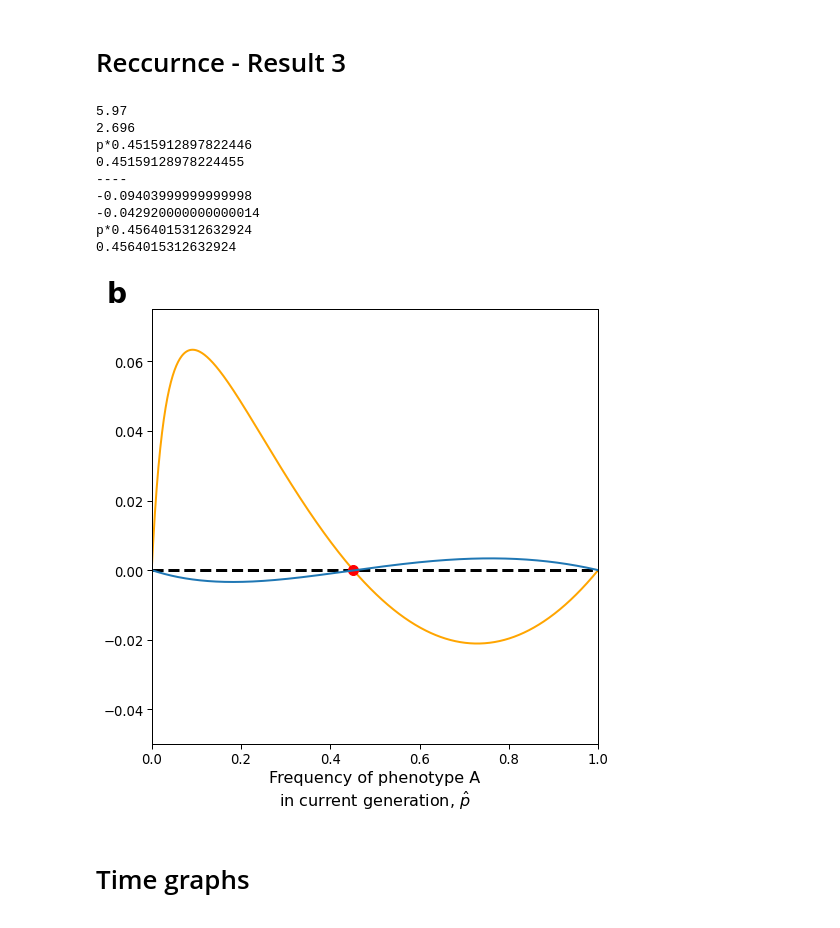
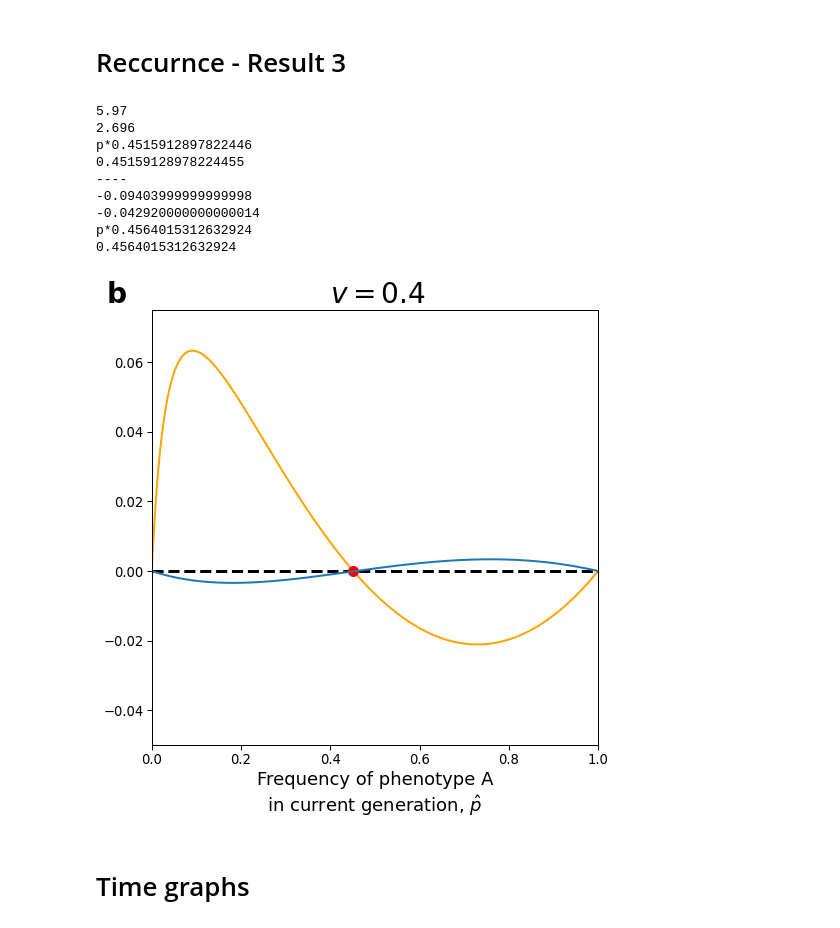
Before and after one commit to yoavram-lab/CulturalCooperation, a Jupyter notebook: ms/figures.ipynb, the cells around one changed output. Cells and saved outputs as stored; diff of their text form; code cells hidden in the pictures.

Commit message:
Fix figure S2

```diff
--- a/ms/figures.ipynb
+++ b/ms/figures.ipynb
@@ -518,7 +520,7 @@ print(p1)
 ax.plot(p, p_tag-p, color = "orange", linewidth = 2)
 ax.plot(p, p-p, 'k--', linewidth = 3)
 ax.plot(β3/β1, 0, "ro", label = r'$\hat{p}^*$', markersize=10)
-ax.set_xlabel(r'Frequency of phenotype A' + '\n' + r'in current generation, $\hat{p}$', fontdict=dict(fontsize=16))
+ax.set_xlabel(r'Frequency of phenotype A' + '\n' + r'in current generation, $\hat{p}$', fontdict=dict(fontsize=18))
 #ax.set_ylabel(r"Frequency of phenotype A in next generation, $\hat{p}'$", fontdict=dict(fontsize=13))
 ax.set_ylim(-0.05, 0.075)
 ax.set_xlim(0, 1)
@@ -536,34 +538,36 @@ c = 0.487
 β1 = (c*(1-v)-b*(1-α*v))*(T_A-T_B)
 β3 = α*b*v*T_A - c*v*(1-T_B) + T_A-T_B
 
 print(β1)
 print(β3)
 print("p*" + str(β3/β1))
 
 p_parents = p_parents_function(p)
 p_adults = p_adult_function(p)
 
 p_tag = p_next_gen(p_adults, p_parents)
 
 p1 =  p_next_gen(p_adult_function(β3/β1), p_parents_function(β3/β1))
 print(p1)
 ax.plot(p, p_tag-p, linewidth = 2)
 ax.text(-0.1, 0.077, 'b', fontdict=dict(fontsize=28, weight='bold'))
+ax.text(0.4, 0.077, r'$v=0.4$', fontdict=dict(fontsize=28, weight='bold'))
+
 
 
 plt.savefig('Figures\coexistence_with_oblique.pdf')
 plt.savefig('Figures\coexistence_with_oblique.eps', bbox_inches='tight')
 # %% [output]
 5.97
 2.696
 p*0.4515912897822446
 0.45159128978224455
 ----
 -0.09403999999999998
 -0.042920000000000014
 p*0.4564015312632924
 0.4564015312632924
-[figure, old version]
+[figure, new version]
 # %% [markdown]
 # Time graphs
 # %%
```
Also changed, not shown: parts of 1 cell of this notebook, 5 other files.
